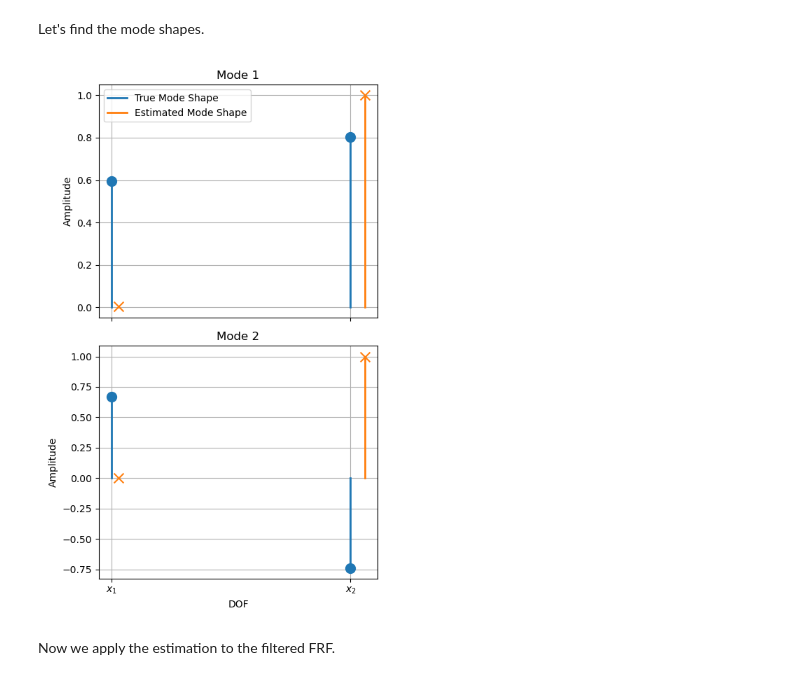
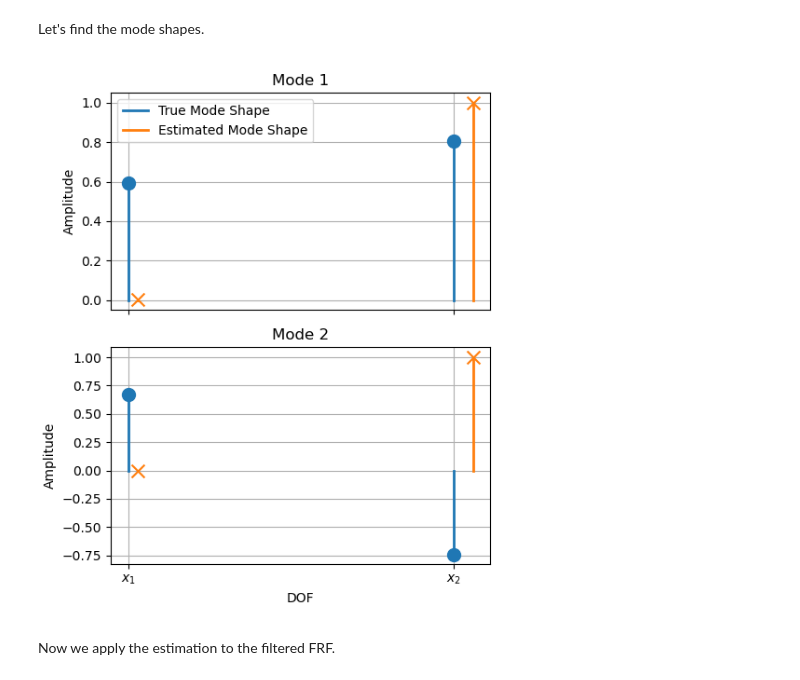
Before and after one commit to fmamitrotta/learn-aeroelastic-sid, a Jupyter notebook: notebooks/03_Identification_of_a_2-DOF_Mass-Spring-Damper_Sytem_with_the_LSCE_Algorithm.ipynb, the cells around one changed output. Drawn from its saved outputs; the diff is of its cells as text; code cells hidden in the pictures.

```diff
--- a/notebooks/03_Identification_of_a_2-DOF_Mass-Spring-Damper_Sytem_with_the_LSCE_Algorithm.ipynb
+++ b/notebooks/03_Identification_of_a_2-DOF_Mass-Spring-Damper_Sytem_with_the_LSCE_Algorithm.ipynb
@@ -621,7 +621,7 @@ solution = odeint(
 displacements = solution[:, :2].T
 
 # Create figure with three subplots
-fig, axes = plt.subplots(3, 1, sharex=True, figsize=(10, 12))
+fig, axes = plt.subplots(3, 1, sharex=True, figsize=(10, 9))
 
 # Plot force
 random_force_signal = random_force_function(t_vector)
@@ -698,7 +698,7 @@ def plot_spectrum(frequencies, spectrum, title):
     phase = np.angle(pos_spectrum, deg=True)
 
     # Create figure with two subplots
-    fig, axes = plt.subplots(2, 1, figsize=(10, 12), sharex=True)
+    fig, axes = plt.subplots(2, 1, figsize=(10, 6), sharex=True)
 
     # Plot magnitude
     axes[0].plot(pos_freqs, magnitude_db)
@@ -978,39 +978,39 @@ def plot_mode_shapes(true_modes, est_modes):
     node_positions = np.arange(1, DOF + 1)
 
     # Create a figure with a subplot for each mode
-    fig, axes = plt.subplots(DOF, 1, figsize=(5, 8), sharex=True)
+    fig, axes = plt.subplots(DOF, 1, figsize=(5, 6), sharex=True)
 
     # Iterate over each mode
     for i in range(DOF):
         # Iterate over each degree of freedom
         for j in range(DOF):
             # Plot component of current degree of freedom for current mode shape
             true_line = axes[i].plot([j+1, j+1], [0, true_modes[j, i]], color=COLORS[0], label='True Mode Shape', linewidth=2)
             est_line = axes[i].plot(np.array([j+1, j+1])*1.03, [0, est_modes[j, i]], color=COLORS[1], label='Estimated Mode Shape', linewidth=2)
 
             # Plot markers
             axes[i].scatter(j+1, true_modes[j, i], color=COLORS[0], marker='o', s=100, zorder=5)
             axes[i].scatter((j+1)*1.03, est_modes[j, i], color=COLORS[1], marker='x', s=100, zorder=5)
 
         # Add labels and legend
         axes[i].set_title(f'Mode {i+1}')
         axes[i].set_ylabel('Amplitude')
         axes[i].grid(True)
 
     # Add labels and legend
     axes[0].legend([true_line[0], est_line[0]], ['True Mode Shape', 'Estimated Mode Shape'])
     axes[-1].set_xlabel('DOF')
     axes[-1].set_xticks(node_positions)
     axes[-1].set_xticklabels([f'$x_{i+1}$' for i in range(DOF)])
 
     # Set layout and show plot
     plt.tight_layout()
     plt.show()
 
 # Plot true vs estimated mode shapes
 plot_mode_shapes(sorted_modes, normalized_estimated_phi)
 # %% [output]
-[figure, old version]
+[figure, new version]
 # %% [markdown]
 Now we apply the estimation to the filtered FRF.
 # %%
```
Also changed, not shown: parts of 4 cells of this notebook.
